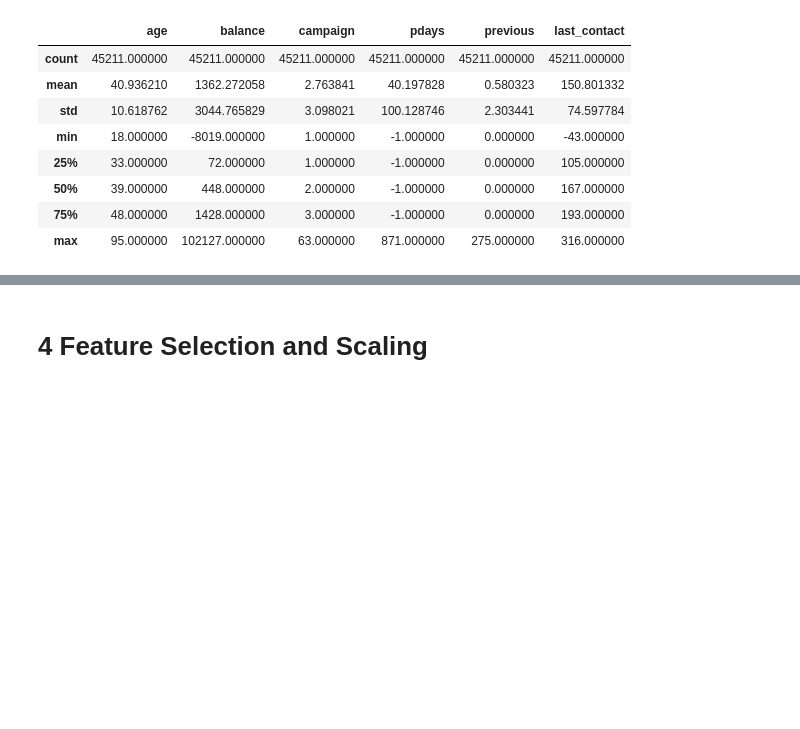
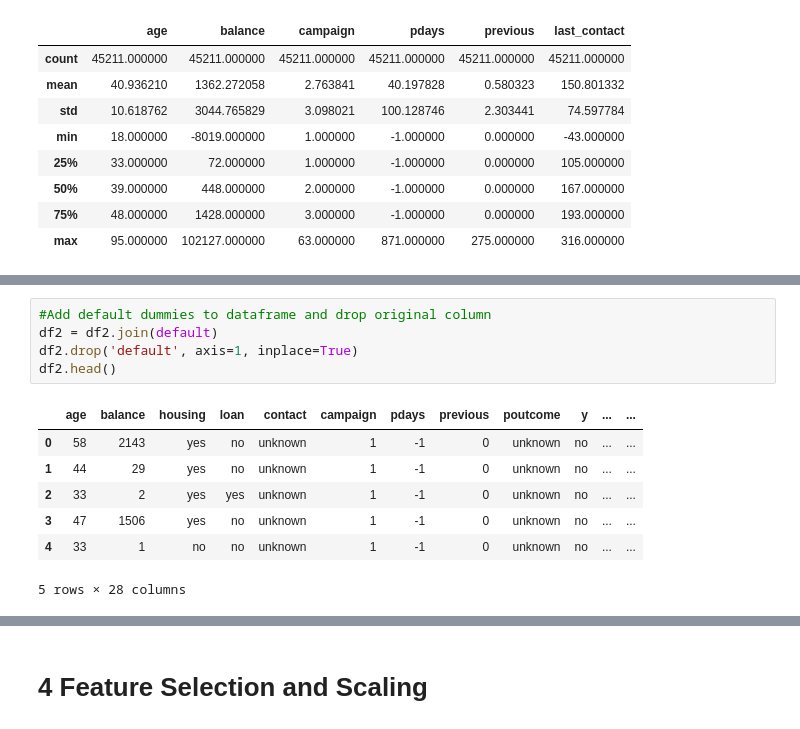
Before and after one commit to EmaTran/CSIS3290_GroupProject, a Jupyter notebook: MiniProject2/CSIS3290_MiniProject2.ipynb, the cells around one changed output, grey strips where cells are left out. Cells and saved outputs as stored; diff of their text form; blank space fills up the shorter version.

```diff
--- a/MiniProject2/CSIS3290_MiniProject2.ipynb
+++ b/MiniProject2/CSIS3290_MiniProject2.ipynb
@@ -113,0 +237,13 @@ df2.describe()
+# %%
+#Add default dummies to dataframe and drop original column
+df2 = df2.join(default)
+df2.drop('default', axis=1, inplace=True)
+df2.head()
+# %% [output]
+|  | age | balance | housing | loan | contact | campaign | pdays | previous | poutcome | y | ... | ... |
+| 0 | 58 | 2143 | yes | no | unknown | 1 | -1 | 0 | unknown | no | ... | ... |
+| 1 | 44 | 29 | yes | no | unknown | 1 | -1 | 0 | unknown | no | ... | ... |
+| 2 | 33 | 2 | yes | yes | unknown | 1 | -1 | 0 | unknown | no | ... | ... |
+| 3 | 47 | 1506 | yes | no | unknown | 1 | -1 | 0 | unknown | no | ... | ... |
+| 4 | 33 | 1 | no | no | unknown | 1 | -1 | 0 | unknown | no | ... | ... |
+5 rows × 28 columns
```
Also changed, not shown: parts of 15 cells of this notebook.
